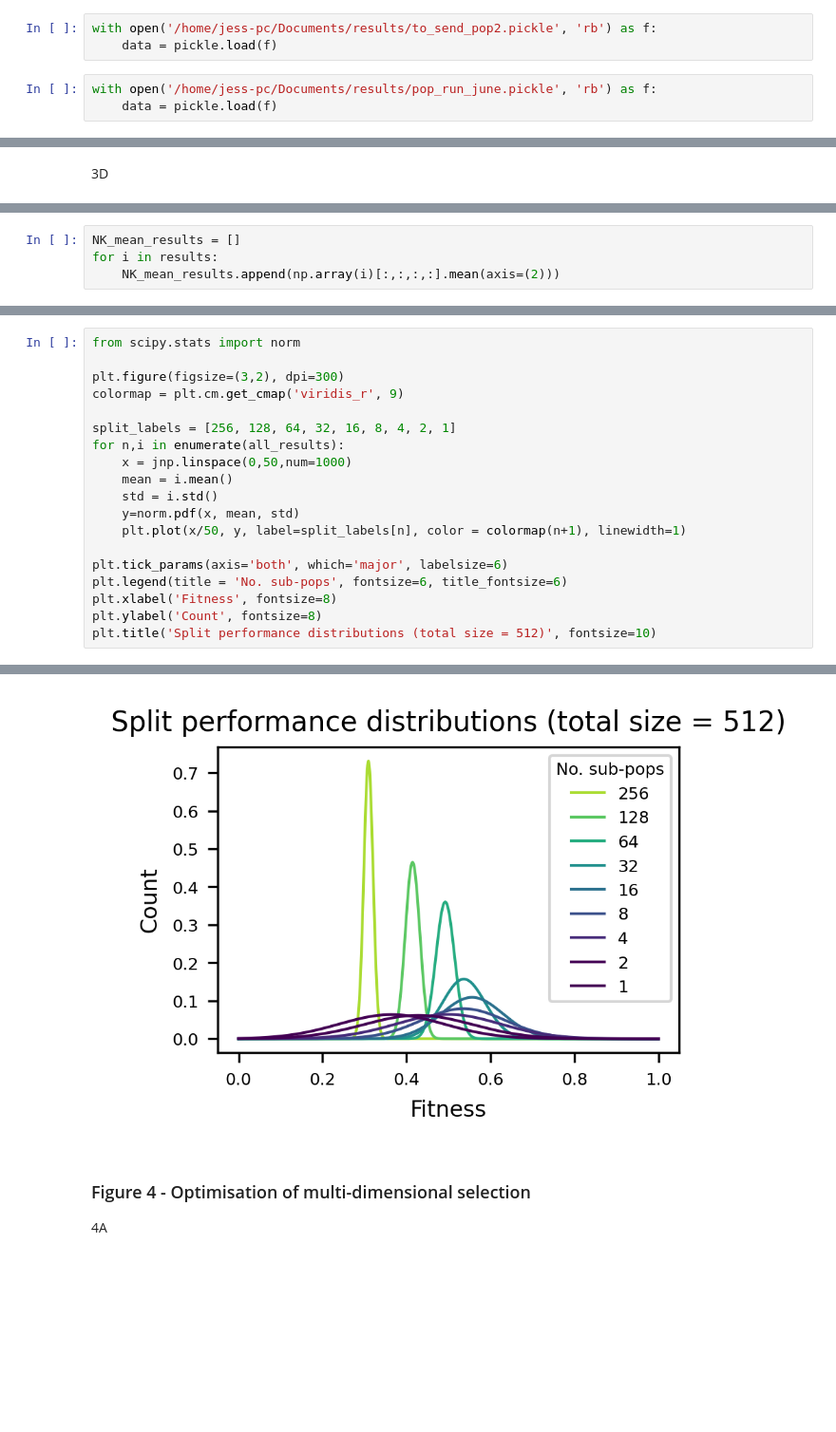
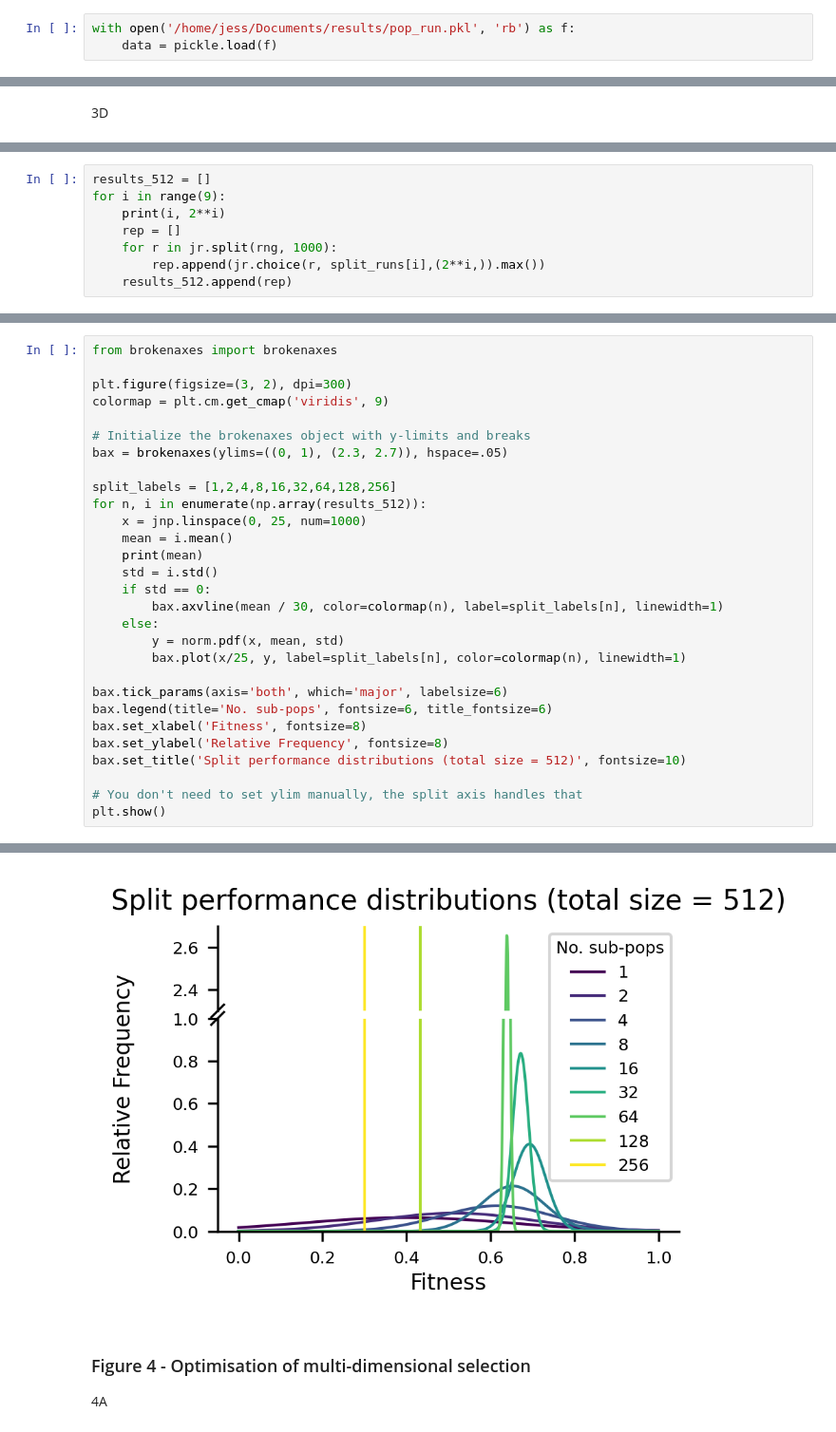
Before and after one commit to nesou2/direvo_sim, a Jupyter notebook: PLOS_figures/PLOS_figures.ipynb, the cells around one changed output, grey strips where cells are left out. Shown at 95% size. Drawn from its saved outputs; the diff is of its cells as text; blank space fills up the shorter version.

```diff
--- a/PLOS_figures/PLOS_figures.ipynb
+++ b/PLOS_figures/PLOS_figures.ipynb
@@ -144,9 +109,6 @@ plt.show()
 # %% [markdown]
 Fig 2C
 # %%
-with open('/home/jess-pc/Documents/results/to_send_pop2.pickle', 'rb') as f:
+with open('/home/jess/Documents/results/pop_run.pkl', 'rb') as f:
     data = pickle.load(f)
-# %%
-with open('/home/jess-pc/Documents/results/pop_run_june.pickle', 'rb') as f:
-    data = pickle.load(f)
 # %%
@@ -373,4 +291,0 @@ results[0].shape
-# %%
-NK_mean_results = []
-for i in results:
-    NK_mean_results.append(np.array(i)[:,:,:,:].mean(axis=(2)))
@@ -454,0 +348,8 @@ Array(37.479935, dtype=float32)
+# %%
+results_512 = []
+for i in range(9):
+    print(i, 2**i)
+    rep = []
+    for r in jr.split(rng, 1000):
+        rep.append(jr.choice(r, split_runs[i],(2**i,)).max())
+    results_512.append(rep)
@@ -455,20 +366,30 @@ Array(37.479935, dtype=float32)
 # %%
-from scipy.stats import norm
+from brokenaxes import brokenaxes
 
-plt.figure(figsize=(3,2), dpi=300)
-colormap = plt.cm.get_cmap('viridis_r', 9)
+plt.figure(figsize=(3, 2), dpi=300)
+colormap = plt.cm.get_cmap('viridis', 9)
 
-split_labels = [256, 128, 64, 32, 16, 8, 4, 2, 1]
-for n,i in enumerate(all_results):
-    x = jnp.linspace(0,50,num=1000)
+# Initialize the brokenaxes object with y-limits and breaks
+bax = brokenaxes(ylims=((0, 1), (2.3, 2.7)), hspace=.05)
+
+split_labels = [1,2,4,8,16,32,64,128,256]
+for n, i in enumerate(np.array(results_512)):
+    x = jnp.linspace(0, 25, num=1000)
     mean = i.mean()
+    print(mean)
     std = i.std()
-    y=norm.pdf(x, mean, std)
-    plt.plot(x/50, y, label=split_labels[n], color = colormap(n+1), linewidth=1)
+    if std == 0:
+        bax.axvline(mean / 30, color=colormap(n), label=split_labels[n], linewidth=1)
+    else:
+        y = norm.pdf(x, mean, std)
+        bax.plot(x/25, y, label=split_labels[n], color=colormap(n), linewidth=1)
 
-plt.tick_params(axis='both', which='major', labelsize=6)
-plt.legend(title = 'No. sub-pops', fontsize=6, title_fontsize=6)
-plt.xlabel('Fitness', fontsize=8)
-plt.ylabel('Count', fontsize=8)
-plt.title('Split performance distributions (total size = 512)', fontsize=10)
+bax.tick_params(axis='both', which='major', labelsize=6)
+bax.legend(title='No. sub-pops', fontsize=6, title_fontsize=6)
+bax.set_xlabel('Fitness', fontsize=8)
+bax.set_ylabel('Relative Frequency', fontsize=8)
+bax.set_title('Split performance distributions (total size = 512)', fontsize=10)
+
+# You don't need to set ylim manually, the split axis handles that
+plt.show()
 # %% [output]
@@ -476,4 +405,4 @@ Text(0.5, 1.0, 'Split performance distributions (total size = 512)')
-[figure, old version]
+[figure, new version]
 # %% [markdown]
 ### Figure 4 - Optimisation of multi-dimensional selection
 
```
Also changed, not shown: parts of 40 cells of this notebook.
